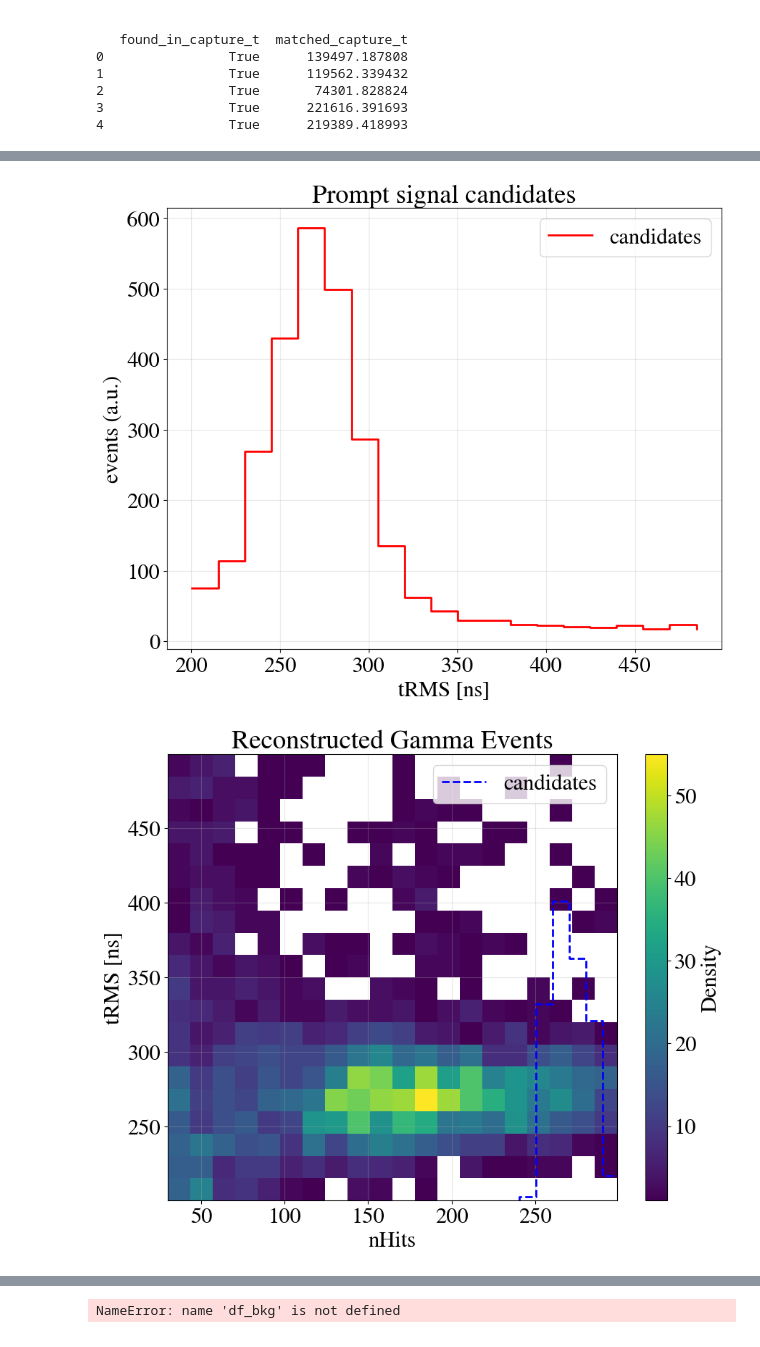
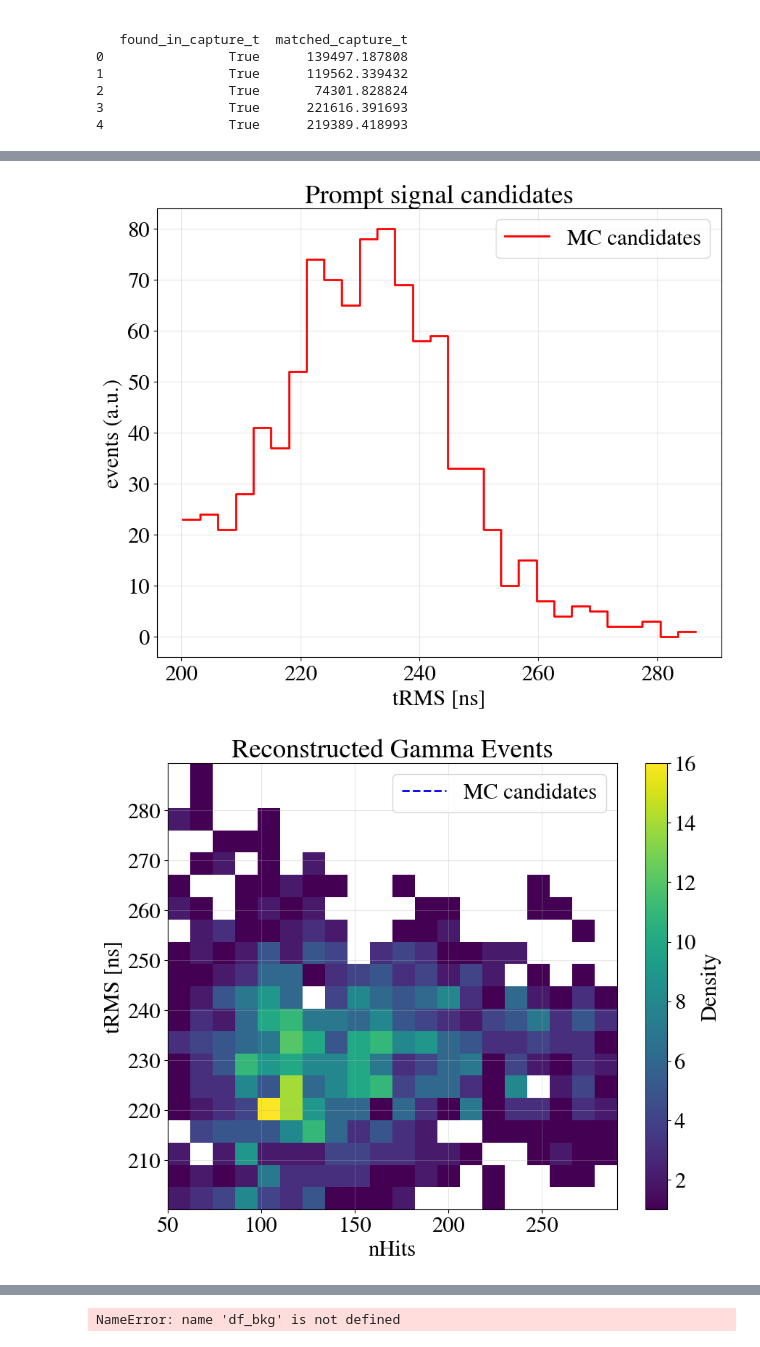
Before and after one commit to halmamol/ACES, a Jupyter notebook: jupyter_nb/CandidateEvents_MC.ipynb, the cells around one changed output, grey strips where cells are left out. Cells and saved outputs as stored; diff of their text form; code cells hidden in the pictures.

```diff
--- a/jupyter_nb/CandidateEvents_MC.ipynb
+++ b/jupyter_nb/CandidateEvents_MC.ipynb
@@ -119,7 +127,7 @@ df_gamma = pd.read_csv(sig_gamma_file)
 # %%
 #df = df[df.delayed_nhits > 12]
 df = (df.loc[df.groupby(["event_number", "prompt_time"])["DeltaR"].idxmin()].reset_index(drop=True))
-df = df[(df.delayed_x < 200) & (df.delayed_x > -200) & (df.delayed_y < 200) & (df.delayed_y > -200) & (df.delayed_z < 200) & (df.delayed_z > -200)]
+df = df[(df.delayed_x < 2000) & (df.delayed_x > -2000) & (df.delayed_y < 2000) & (df.delayed_y > -2000) & (df.delayed_z < 2000) & (df.delayed_z > -2000)]
 # %%
 df
 # %% [output]
@@ -139,6 +147,6 @@ df
 # %%
 input_path = '/data/halmazan/WCTE/MC/'
-file = 'wcte_ambe_mc_digidata_NEW_0.root'
+file = f'wcte_ambe_mc_digidata_{sig_run}.root'
 
 path = os.path.join(input_path, file)
 
@@ -880,8 +954,8 @@ plt.grid(alpha=0.3)
 # %%
-hist, bins_edges = np.histogram(df.prompt_nhits.values, bins = 20)
+hist, bins_edges = np.histogram(df.prompt_nhits.values, bins = 30)
 
 plt.figure()
-plt.step(bins_edges[:-1], hist, where='post', label=f'candidates', color='red', lw=2, linestyle = '-')
+plt.step(bins_edges[:-1], hist, where='post', label=f'MC candidates', color='red', lw=2, linestyle = '-')
 #plt.step(bins_edges[:-1], hist_sig * N_events_bkg / N_events_sig, where='post', label=f'signal - run {sig_run}', color='blue', lw=2)
 plt.xlabel('nHits')
 plt.ylabel('events (a.u.)')
@@ -890,10 +964,10 @@ plt.legend()
 plt.grid(alpha=0.3)
 
 
-hist, bins_edges = np.histogram(df.prompt_trms.values, bins = 20)
+hist, bins_edges = np.histogram(df.prompt_trms.values, bins = 30)
 
 plt.figure()
-plt.step(bins_edges[:-1], hist, where='post', label=f'candidates', color='red', lw=2, linestyle = '-')
+plt.step(bins_edges[:-1], hist, where='post', label=f'MC candidates', color='red', lw=2, linestyle = '-')
 #plt.step(bins_edges[:-1], hist_sig * N_events_bkg / N_events_sig, where='post', label=f'signal - run {sig_run}', color='blue', lw=2)
 plt.xlabel('tRMS [ns]')
 plt.ylabel('events (a.u.)')
@@ -905,7 +979,7 @@ plt.grid(alpha=0.3)
 
 hist, bins_edges = np.histogram(df.prompt_trms.values, bins = 30)
 plt.figure()
-plt.step(bins_edges[:-1], hist, where='post', label=f'candidates', color='blue', lw=2, linestyle = '--')
+plt.step(bins_edges[:-1], hist, where='post', label=f'MC candidates', color='blue', lw=2, linestyle = '--')
 #plt.step(bins_edges[:-1], hist_sig * N_events_bkg / N_events_sig, where='post', label=f'signal - run {sig_run}', color='blue', lw=2)
 plt.xlabel('tRMS [ns]')
 plt.ylabel('events (a.u.)')
@@ -940,7 +1014,7 @@ axes[0].grid(alpha=0.3)
 hist_trms, bins_trms = np.histogram(df.prompt_trms.values, bins=30)
 axes[1].step(
     bins_trms[:-1], hist_trms,
-    where="post", label="candidates",
+    where="post", label="MC candidates",
     color="red", lw=2, linestyle="-"
 )
 axes[1].set_xlabel("tRMS [ns]")
@@ -966,2 +1040,2 @@ plt.show()
-[figure, old version]
+[figure, new version]
-[figure, old version]
+[figure, new version]
```
Also changed, not shown: parts of 60 cells of this notebook, 7 other files.
